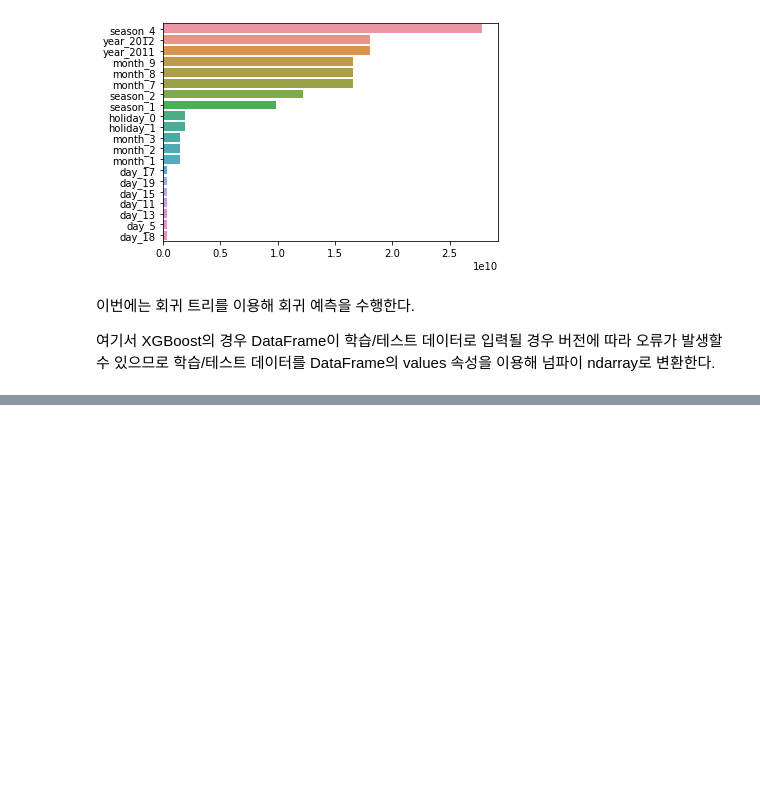
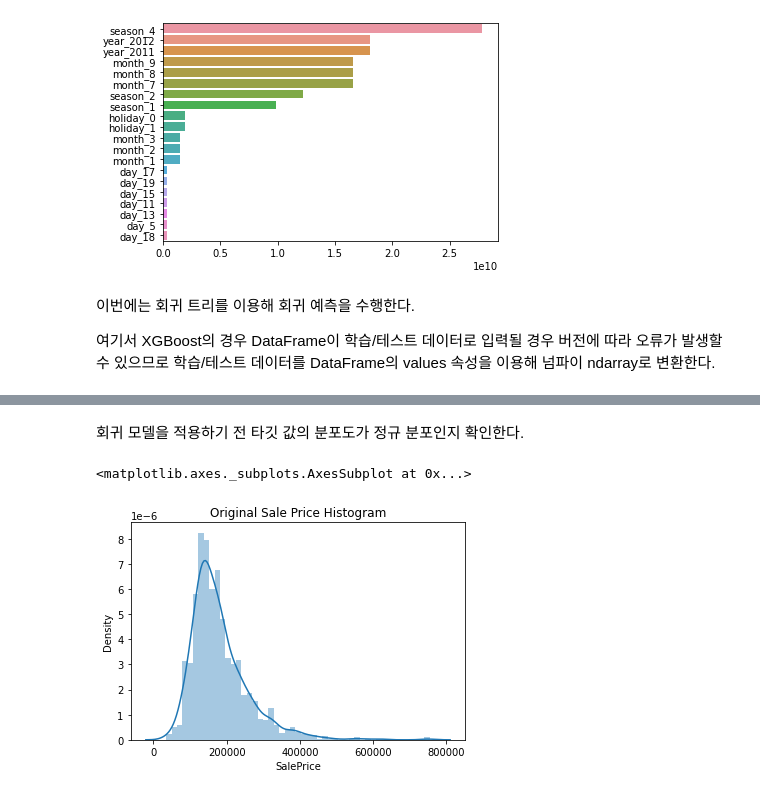
Before and after one commit to spacemaninSeoul/PythonMachinelearningGuide, a Jupyter notebook: [파이썬머신러닝완벽가이드]_V_회귀.ipynb, the cells around one changed output, grey strips where cells are left out. Saved outputs shown, nothing was run; the diff lists cells and outputs as text; code cells hidden in the pictures; blank space fills up the shorter version.

```diff
--- a/[파이썬머신러닝완벽가이드]_V_회귀.ipynb
+++ b/[파이썬머신러닝완벽가이드]_V_회귀.ipynb
@@ -1393,0 +1397,12 @@ for model in [rf_reg, gbm_reg, xgb_reg, lgbm_reg]:
+# %%
+import warnings
+warnings.filterwarnings('ignore')
+import pandas as pd
+import numpy as np
+import seaborn as sns
+import matplotlib.pyplot as plt
+%matplotlib inline
+
+house_df_org = pd.read_csv('/content/drive/MyDrive/데이터분석/파이썬머신러닝완벽가이드/house_price.csv')
+house_df = house_df_org.copy()
+house_df.head(3)
@@ -1393,0 +1440,8 @@ for model in [rf_reg, gbm_reg, xgb_reg, lgbm_reg]:
+# %% [markdown]
+회귀 모델을 적용하기 전 타깃 값의 분포도가 정규 분포인지 확인한다.
+# %%
+plt.title('Original Sale Price Histogram')
+sns.distplot(house_df['SalePrice'])
+# %% [output]
+<matplotlib.axes._subplots.AxesSubplot at 0x...>
+[figure, added]
```
Also changed, not shown: parts of 18 cells of this notebook.
